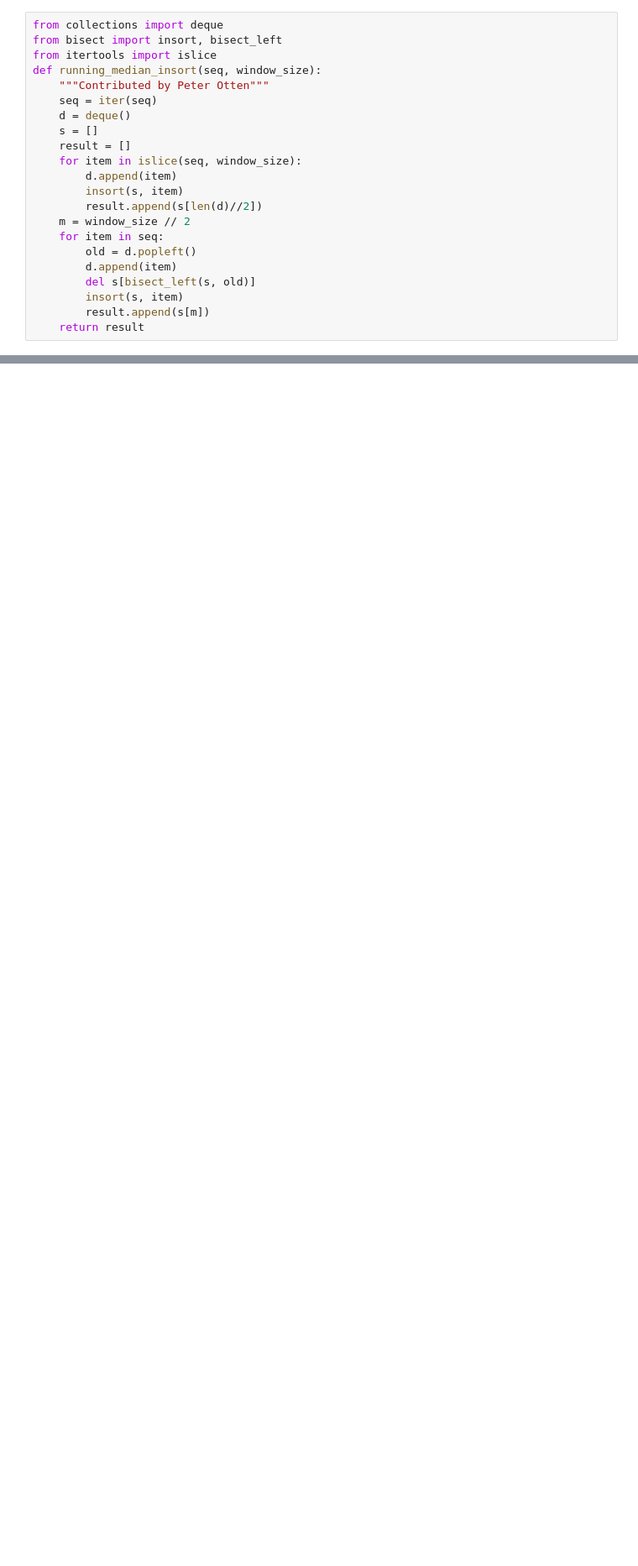
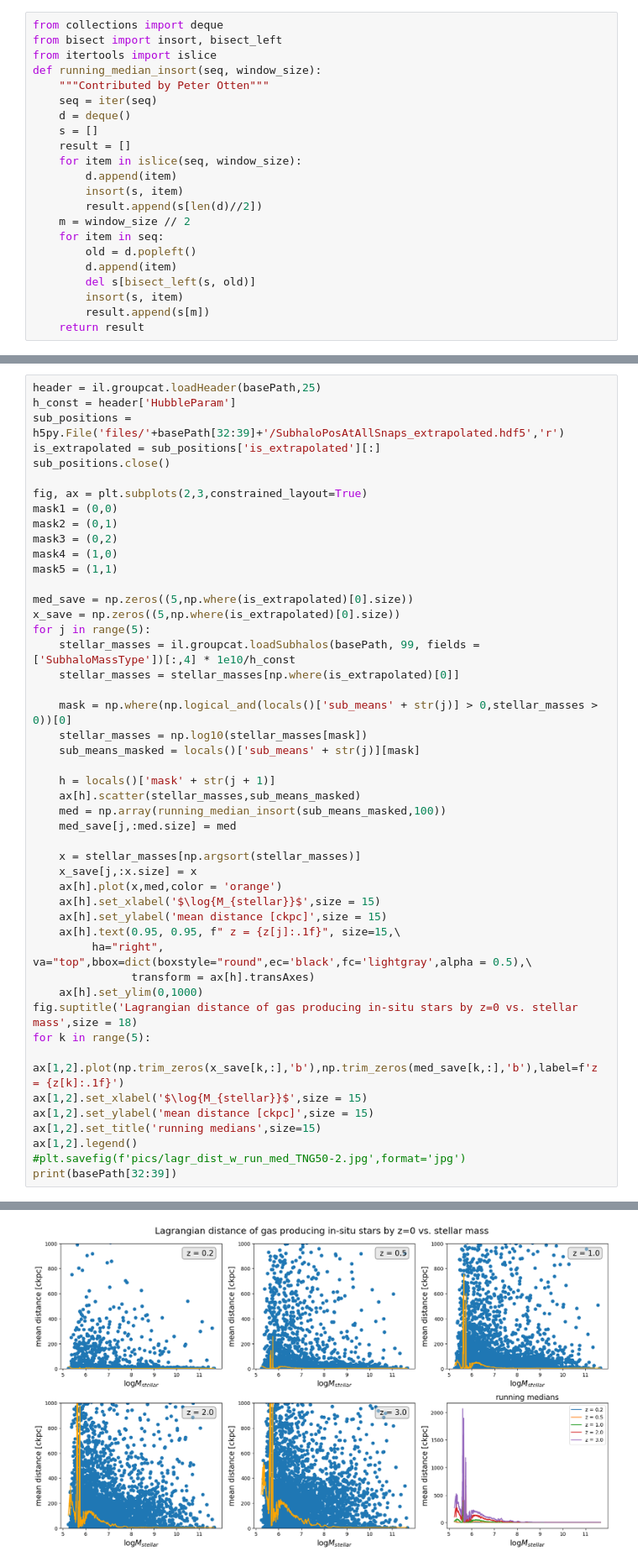
Before and after one commit to nelson-group/Ole_insitu_stars, a Jupyter notebook: final_plots.ipynb, the cells around one changed output, grey strips where cells are left out. Shown at 84% size. Drawn from its saved outputs; the diff is of its cells as text; blank space fills up the shorter version.

```diff
--- a/final_plots.ipynb
+++ b/final_plots.ipynb
@@ -266,0 +324,48 @@ for i in range(snaps.size):
+# %%
+header = il.groupcat.loadHeader(basePath,25)
+h_const = header['HubbleParam']
+sub_positions = h5py.File('files/'+basePath[32:39]+'/SubhaloPosAtAllSnaps_extrapolated.hdf5','r')
+is_extrapolated = sub_positions['is_extrapolated'][:]
+sub_positions.close()
+
+fig, ax = plt.subplots(2,3,constrained_layout=True)
+mask1 = (0,0)
+mask2 = (0,1)
+mask3 = (0,2)
+mask4 = (1,0)
+mask5 = (1,1)
+
+med_save = np.zeros((5,np.where(is_extrapolated)[0].size))
+x_save = np.zeros((5,np.where(is_extrapolated)[0].size))
+for j in range(5):
+    stellar_masses = il.groupcat.loadSubhalos(basePath, 99, fields = ['SubhaloMassType'])[:,4] * 1e10/h_const
+    stellar_masses = stellar_masses[np.where(is_extrapolated)[0]]
+
+    mask = np.where(np.logical_and(locals()['sub_means' + str(j)] > 0,stellar_masses > 0))[0]
+    stellar_masses = np.log10(stellar_masses[mask])
+    sub_means_masked = locals()['sub_means' + str(j)][mask]
+
+    h = locals()['mask' + str(j + 1)]
+    ax[h].scatter(stellar_masses,sub_means_masked)
+    med = np.array(running_median_insort(sub_means_masked,100))
+    med_save[j,:med.size] = med
+
+    x = stellar_masses[np.argsort(stellar_masses)]
+    x_save[j,:x.size] = x
+    ax[h].plot(x,med,color = 'orange')
+    ax[h].set_xlabel('$\log{M_{stellar}}$',size = 15)
+    ax[h].set_ylabel('mean distance [ckpc]',size = 15)
+    ax[h].text(0.95, 0.95, f" z = {z[j]:.1f}", size=15,\
+         ha="right", va="top",bbox=dict(boxstyle="round",ec='black',fc='lightgray',alpha = 0.5),\
+               transform = ax[h].transAxes)
+    ax[h].set_ylim(0,1000)
+fig.suptitle('Lagrangian distance of gas producing in-situ stars by z=0 vs. stellar mass',size = 18)
+for k in range(5):
+    ax[1,2].plot(np.trim_zeros(x_save[k,:],'b'),np.trim_zeros(med_save[k,:],'b'),label=f'z = {z[k]:.1f}')
+ax[1,2].set_xlabel('$\log{M_{stellar}}$',size = 15)
+ax[1,2].set_ylabel('mean distance [ckpc]',size = 15)
+ax[1,2].set_title('running medians',size=15)
+ax[1,2].legend()
+#plt.savefig(f'pics/lagr_dist_w_run_med_TNG50-2.jpg',format='jpg')
+print(basePath[32:39])
+# %% [output]
@@ -266,0 +373 @@ for i in range(snaps.size):
+[figure, added]
```
Also changed, not shown: parts of 16 cells of this notebook.
